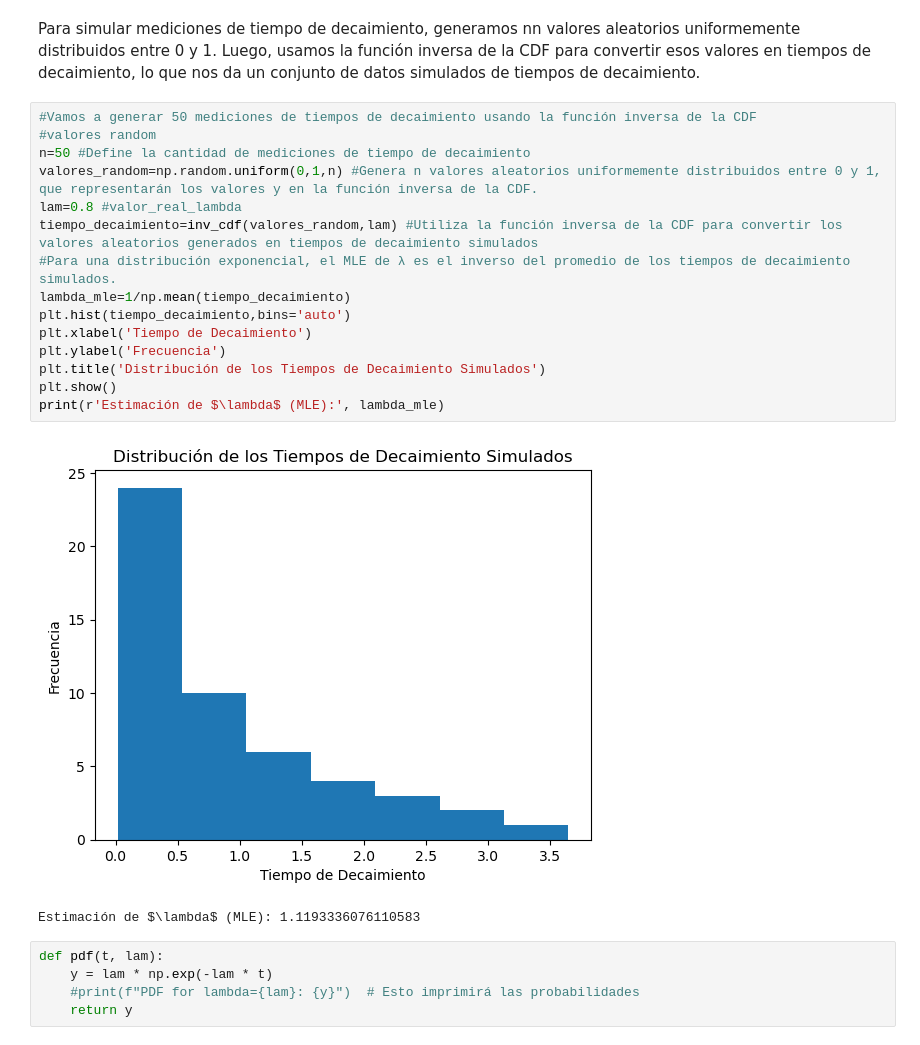
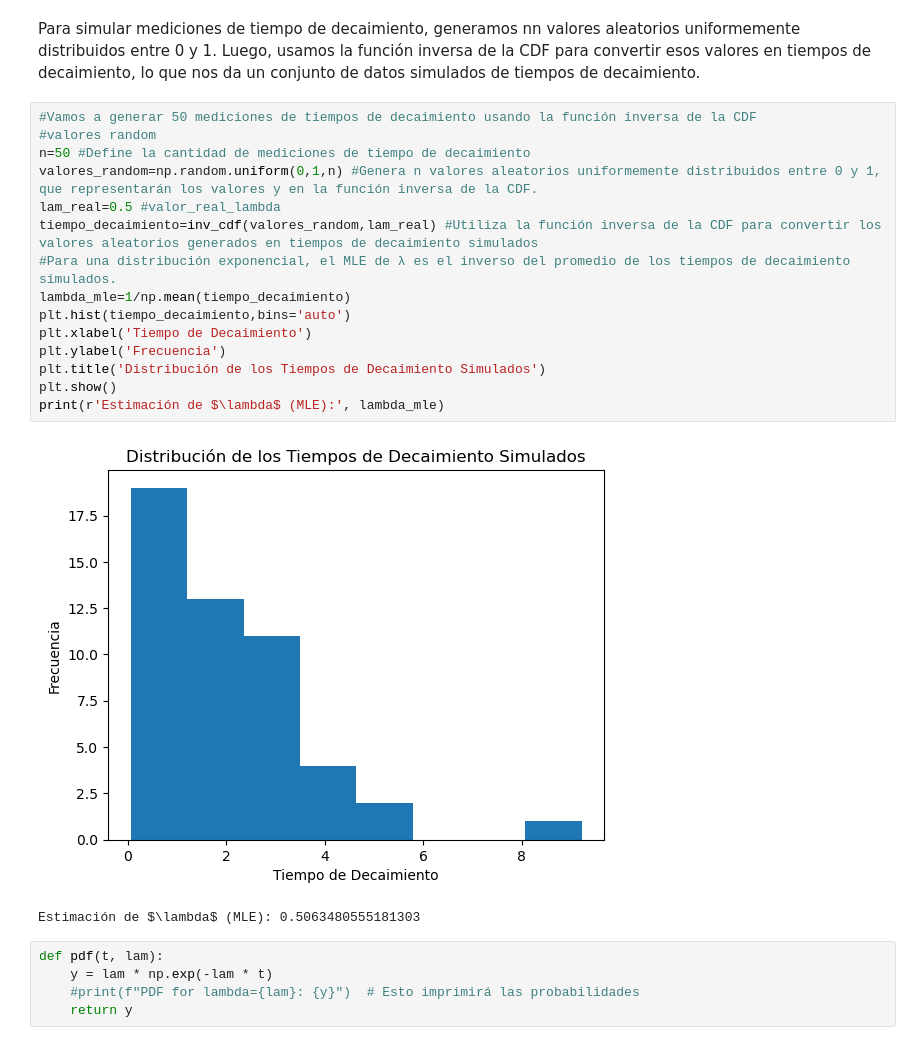
Before and after one commit to Cami-hormaeche/Astrometria2024, a Jupyter notebook: practico4/problema3y4-practico4.ipynb, the cells around one changed output. Cells and saved outputs as stored; diff of their text form.

```diff
--- a/practico4/problema3y4-practico4.ipynb
+++ b/practico4/problema3y4-practico4.ipynb
@@ -187,21 +187,21 @@ Para simular mediciones de tiempo de decaimiento, generamos nn valores aleatorio
 # %%
 #Vamos a generar 50 mediciones de tiempos de decaimiento usando la función inversa de la CDF
 #valores random
 n=50 #Define la cantidad de mediciones de tiempo de decaimiento
 valores_random=np.random.uniform(0,1,n) #Genera n valores aleatorios uniformemente distribuidos entre 0 y 1, que representarán los valores y en la función inversa de la CDF.
-lam=0.8 #valor_real_lambda
-tiempo_decaimiento=inv_cdf(valores_random,lam) #Utiliza la función inversa de la CDF para convertir los valores aleatorios generados en tiempos de decaimiento simulados
+lam_real=0.5 #valor_real_lambda
+tiempo_decaimiento=inv_cdf(valores_random,lam_real) #Utiliza la función inversa de la CDF para convertir los valores aleatorios generados en tiempos de decaimiento simulados
 #Para una distribución exponencial, el MLE de λ es el inverso del promedio de los tiempos de decaimiento simulados.
 lambda_mle=1/np.mean(tiempo_decaimiento)
 plt.hist(tiempo_decaimiento,bins='auto')
 plt.xlabel('Tiempo de Decaimiento')
 plt.ylabel('Frecuencia')
 plt.title('Distribución de los Tiempos de Decaimiento Simulados')
 plt.show()
 print(r'Estimación de $\lambda$ (MLE):', lambda_mle)
 # %% [output]
-[figure, old version]
+[figure, new version]
-Estimación de $\lambda$ (MLE): 1.1193336076110583
+Estimación de $\lambda$ (MLE): 0.5063480555181303
 # %%
 def pdf(t, lam):
     y = lam * np.exp(-lam * t)
```
Also changed, not shown: parts of 4 cells of this notebook.
